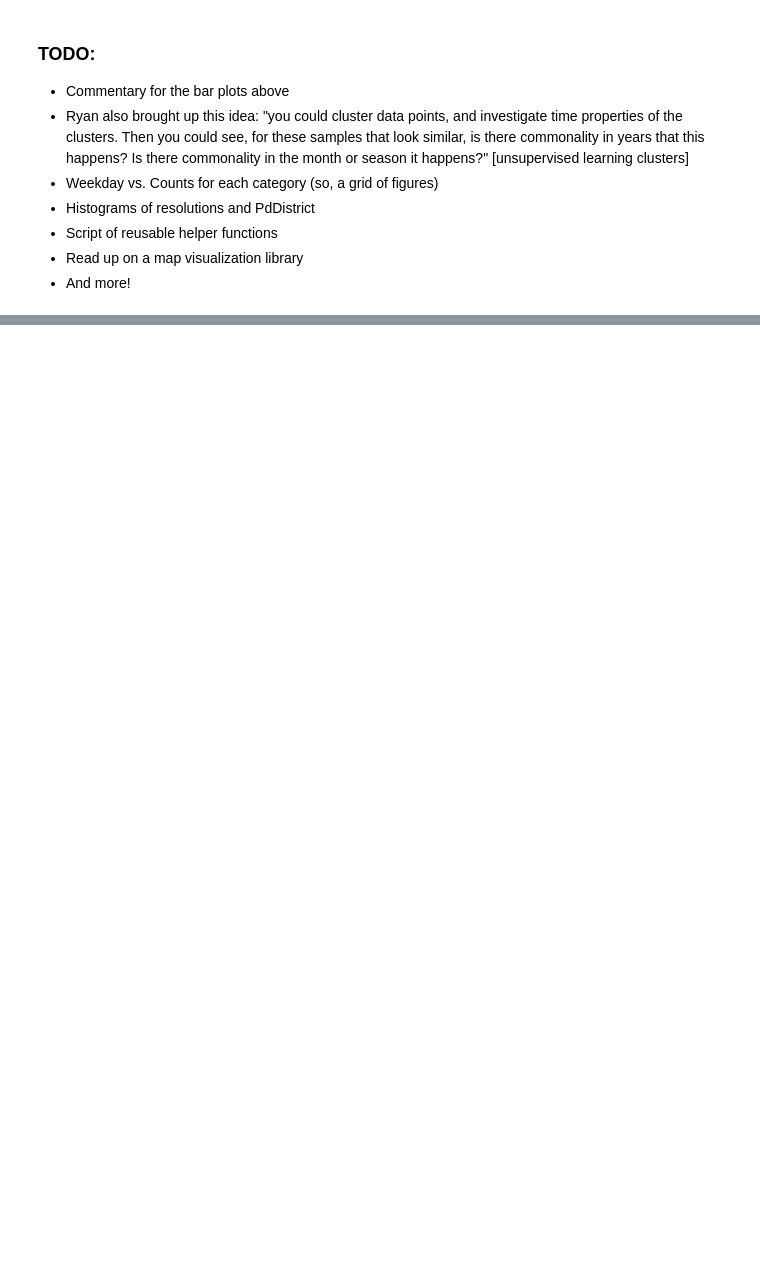
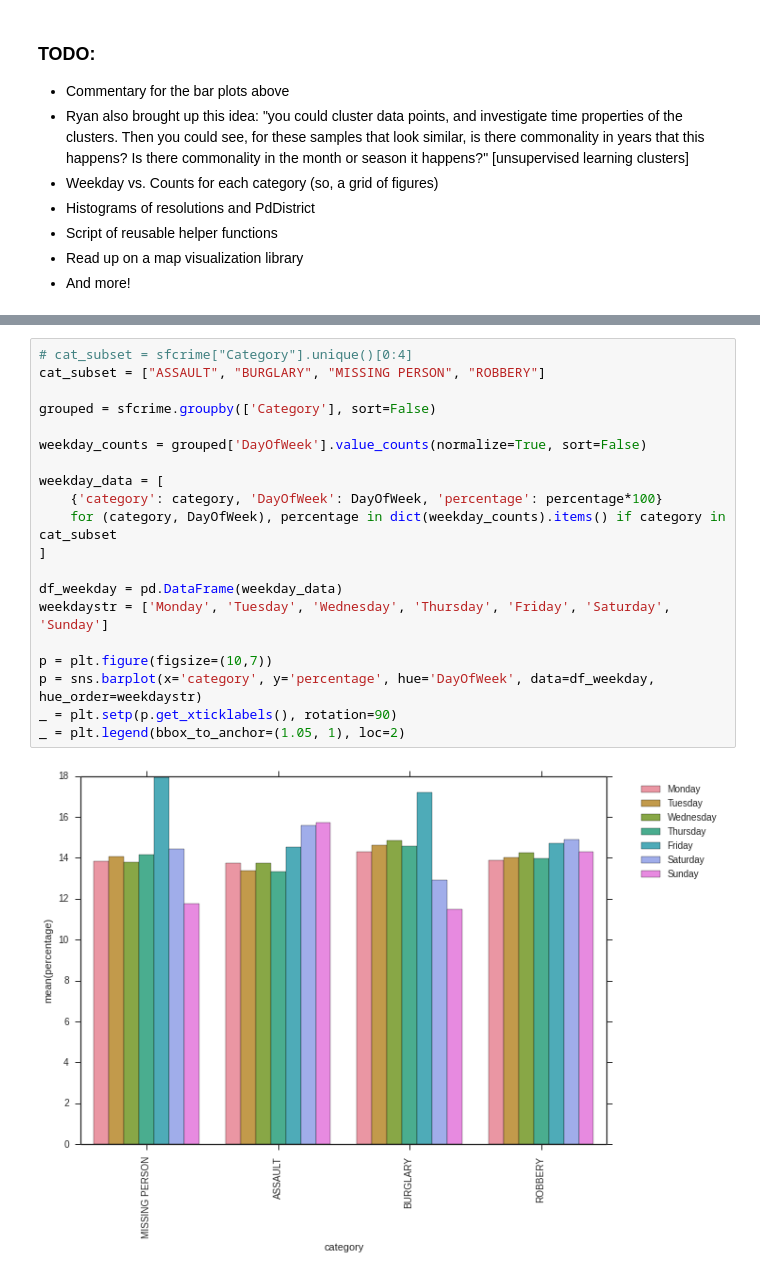
Before and after one commit to greenteawarrior/DataScience16CYOA, a Jupyter notebook: exploration.ipynb, the cells around one changed output, grey strips where cells are left out. Drawn from its saved outputs; the diff is of its cells as text; blank space fills up the shorter version.

```diff
--- a/exploration.ipynb
+++ b/exploration.ipynb
@@ -328,0 +340,22 @@ Then you could see, for these samples that look similar, is there commonality in
+# %%
+# cat_subset = sfcrime["Category"].unique()[0:4]
+cat_subset = ["ASSAULT", "BURGLARY", "MISSING PERSON", "ROBBERY"]
+
+grouped = sfcrime.groupby(['Category'], sort=False)
+
+weekday_counts = grouped['DayOfWeek'].value_counts(normalize=True, sort=False)
+
+weekday_data = [
+    {'category': category, 'DayOfWeek': DayOfWeek, 'percentage': percentage*100}
+    for (category, DayOfWeek), percentage in dict(weekday_counts).items() if category in cat_subset
+]
+
+df_weekday = pd.DataFrame(weekday_data)
+weekdaystr = ['Monday', 'Tuesday', 'Wednesday', 'Thursday', 'Friday', 'Saturday', 'Sunday']
+
+p = plt.figure(figsize=(10,7))
+p = sns.barplot(x='category', y='percentage', hue='DayOfWeek', data=df_weekday, hue_order=weekdaystr)
+_ = plt.setp(p.get_xticklabels(), rotation=90)
+_ = plt.legend(bbox_to_anchor=(1.05, 1), loc=2)
+# %% [output]
+[figure, added]
```
Also changed, not shown: parts of 10 cells of this notebook.
